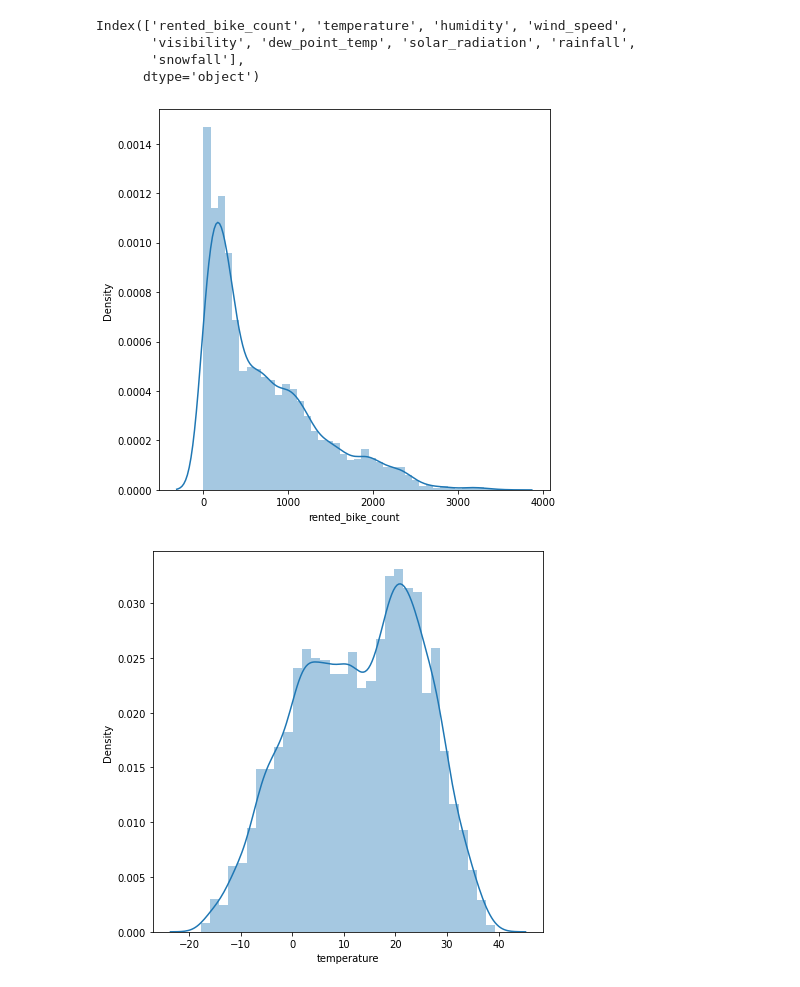
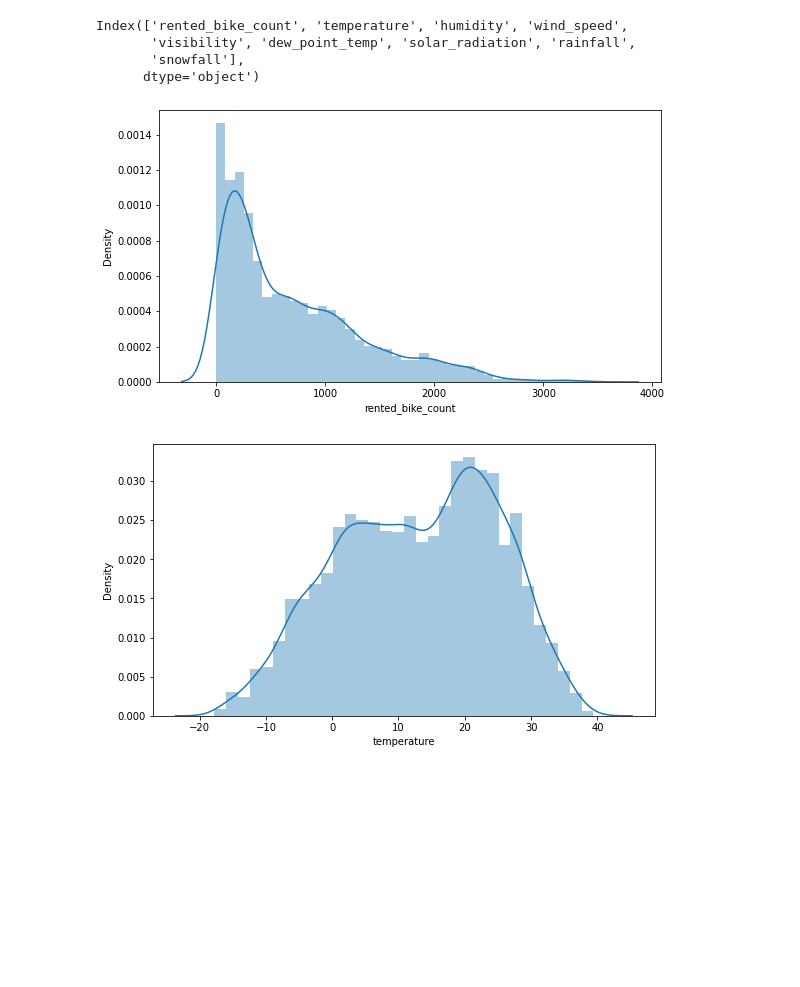
Before and after one commit to mmishra1092/Bike-Sharing-Demand-Prediction, a Jupyter notebook: MAYANK_MISHRA_Bike_Sharing_Demand_Prediction_Capstone_Project.ipynb, the cells around one changed output. Drawn from its saved outputs; the diff is of its cells as text; code cells hidden in the pictures; blank space fills up the shorter version.

```diff
--- a/MAYANK_MISHRA_Bike_Sharing_Demand_Prediction_Capstone_Project.ipynb
+++ b/MAYANK_MISHRA_Bike_Sharing_Demand_Prediction_Capstone_Project.ipynb
@@ -262,11 +262,11 @@ Index(['rented_bike_count', 'temperature', 'humidity', 'wind_speed',
 # %%
 # Analysing distribution of all numerical variables
 
 for col in numeric_features:
-  plt.figure(figsize=(7,7))
+  plt.figure(figsize=(9,5))
   sns.distplot(x=bike_data_df[col])
   plt.xlabel(col)
 plt.show()
 # %% [output]
-[figure, old version]
+[figure, new version]
-[figure, old version]
+[figure, new version]
```
Also changed, not shown: parts of 9 cells of this notebook.
